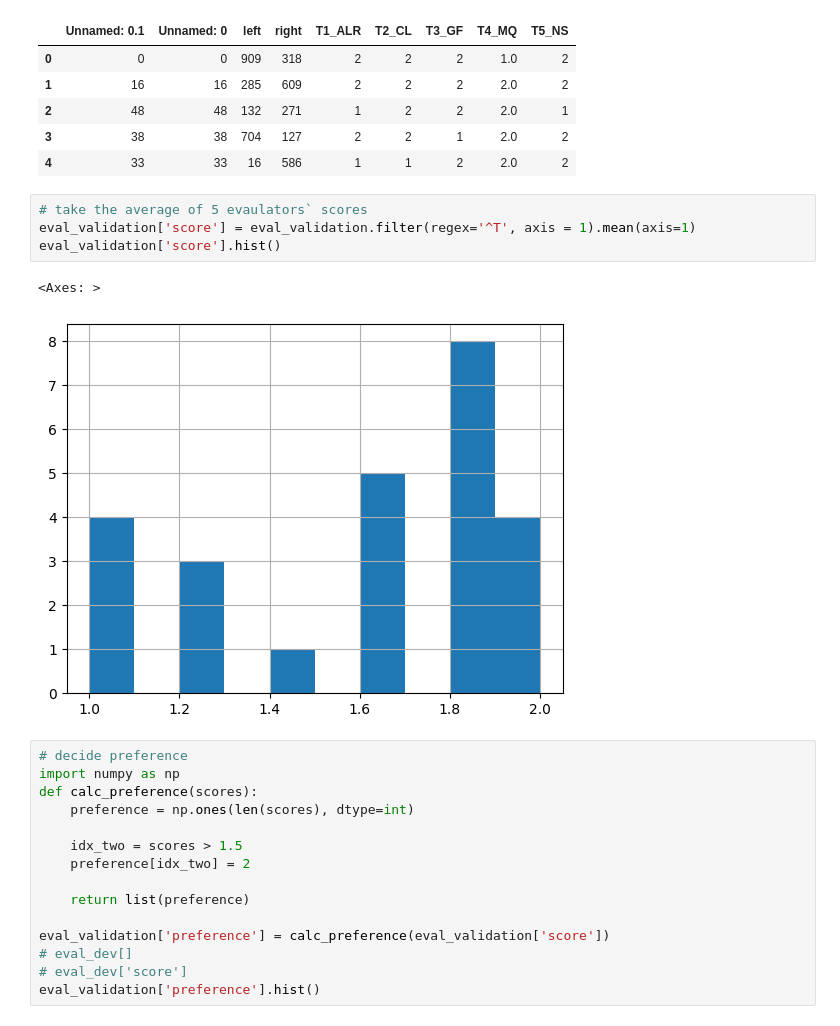
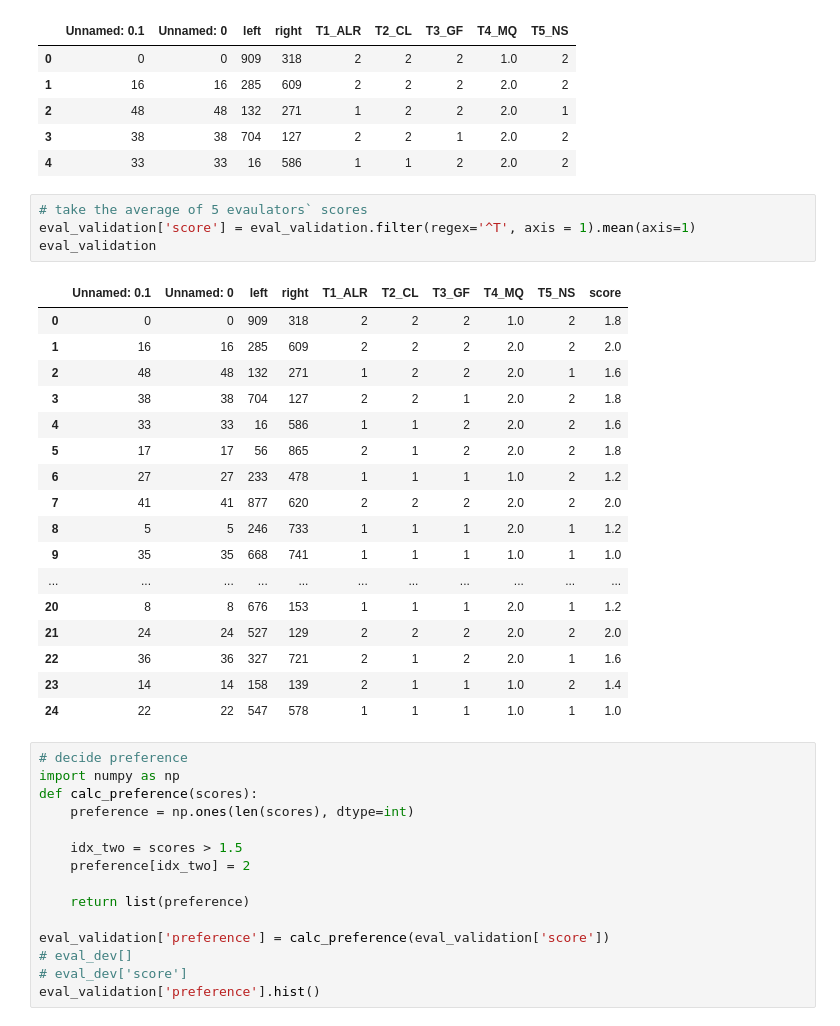
Before and after one commit to tuxedcat/question_quality_assessment, a Jupyter notebook: task3_eda.ipynb, the cells around one changed output. Cells and saved outputs as stored; diff of their text form.

```diff
--- a/task3_eda.ipynb
+++ b/task3_eda.ipynb
@@ -55,10 +44,25 @@ eval_validation.head()
 # %%
 # take the average of 5 evaulators` scores
 eval_validation['score'] = eval_validation.filter(regex='^T', axis = 1).mean(axis=1)
-eval_validation['score'].hist()
+eval_validation
 # %% [output]
-<Axes: >
-[figure, removed]
+|  | Unnamed: 0.1 | Unnamed: 0 | left | right | T1_ALR | T2_CL | T3_GF | T4_MQ | T5_NS | score |
+| 0 | 0 | 0 | 909 | 318 | 2 | 2 | 2 | 1.0 | 2 | 1.8 |
+| 1 | 16 | 16 | 285 | 609 | 2 | 2 | 2 | 2.0 | 2 | 2.0 |
+| 2 | 48 | 48 | 132 | 271 | 1 | 2 | 2 | 2.0 | 1 | 1.6 |
+| 3 | 38 | 38 | 704 | 127 | 2 | 2 | 1 | 2.0 | 2 | 1.8 |
+| 4 | 33 | 33 | 16 | 586 | 1 | 1 | 2 | 2.0 | 2 | 1.6 |
+| 5 | 17 | 17 | 56 | 865 | 2 | 1 | 2 | 2.0 | 2 | 1.8 |
+| 6 | 27 | 27 | 233 | 478 | 1 | 1 | 1 | 1.0 | 2 | 1.2 |
+| 7 | 41 | 41 | 877 | 620 | 2 | 2 | 2 | 2.0 | 2 | 2.0 |
+| 8 | 5 | 5 | 246 | 733 | 1 | 1 | 1 | 2.0 | 1 | 1.2 |
+| 9 | 35 | 35 | 668 | 741 | 1 | 1 | 1 | 1.0 | 1 | 1.0 |
+| ... | ... | ... | ... | ... | ... | ... | ... | ... | ... | ... |
+| 20 | 8 | 8 | 676 | 153 | 1 | 1 | 1 | 2.0 | 1 | 1.2 |
+| 21 | 24 | 24 | 527 | 129 | 2 | 2 | 2 | 2.0 | 2 | 2.0 |
+| 22 | 36 | 36 | 327 | 721 | 2 | 1 | 2 | 2.0 | 1 | 1.6 |
+| 23 | 14 | 14 | 158 | 139 | 2 | 1 | 1 | 1.0 | 2 | 1.4 |
+| 24 | 22 | 22 | 547 | 578 | 1 | 1 | 1 | 1.0 | 1 | 1.0 |
 # %%
 # decide preference
 import numpy as np
```
Also changed, not shown: parts of 6 cells of this notebook.
